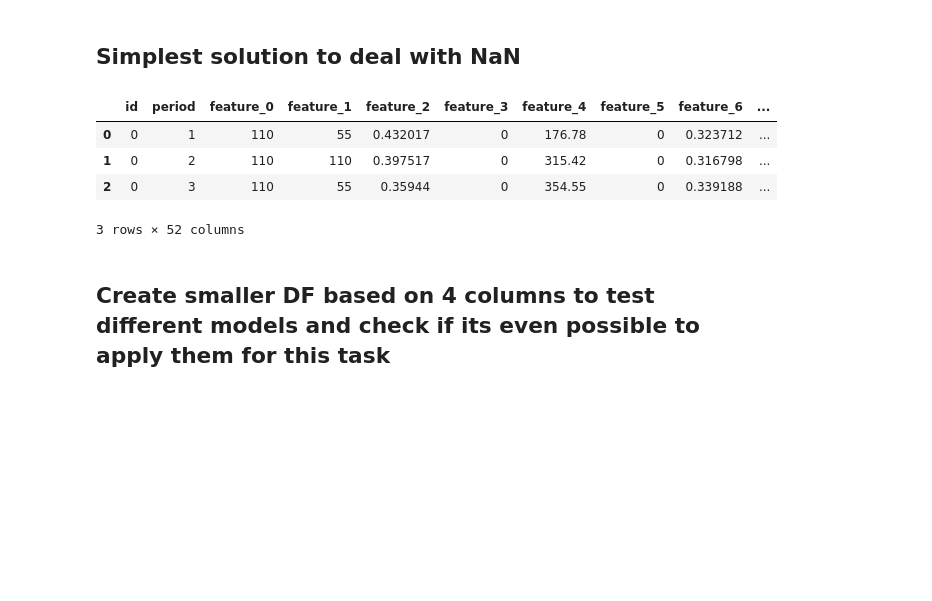
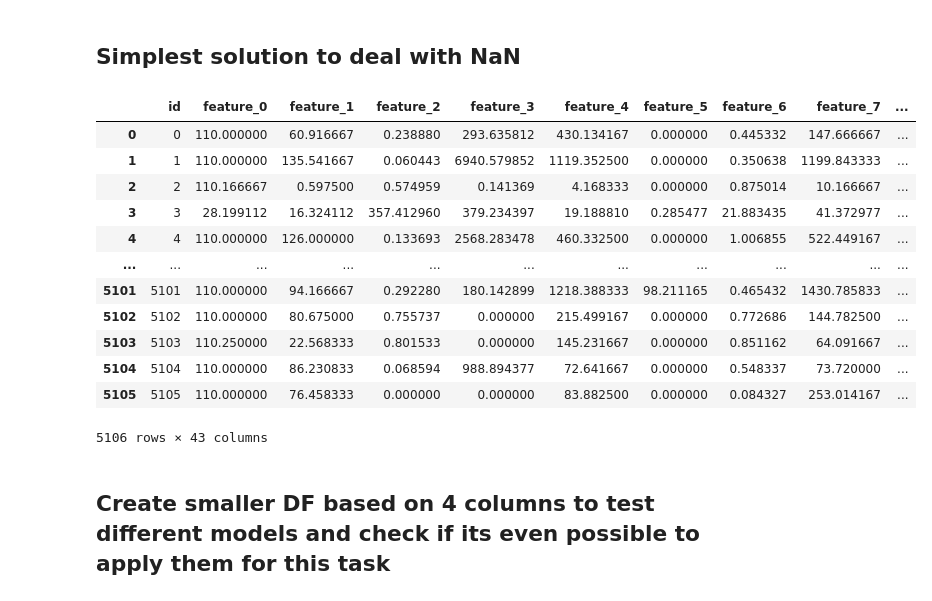
Before and after one commit to blastertec/Cellular-operator-custormer-classification, a Jupyter notebook: taras_haida_ks_task.ipynb, the cells around one changed output. Cells and saved outputs as stored; diff of their text form; code cells hidden in the pictures; blank space fills up the shorter version.

```diff
--- a/taras_haida_ks_task.ipynb
+++ b/taras_haida_ks_task.ipynb
@@ -21,15 +21,29 @@ tabular_df.head(3)
 3 rows × 52 columns
 # %% [markdown]
 ## Simplest solution to deal with NaN
-# %%
-tabular_df = tabular_df.fillna(axis='columns', method='bfill')
-tabular_df.head(3)
-# %% [output]
-|  | id | period | feature_0 | feature_1 | feature_2 | feature_3 | feature_4 | feature_5 | feature_6 | ... |
-| 0 | 0 | 1 | 110 | 55 | 0.432017 | 0 | 176.78 | 0 | 0.323712 | ... |
-| 1 | 0 | 2 | 110 | 110 | 0.397517 | 0 | 315.42 | 0 | 0.316798 | ... |
-| 2 | 0 | 3 | 110 | 55 | 0.35944 | 0 | 354.55 | 0 | 0.339188 | ... |
-3 rows × 52 columns
+# %%
+tabular_df = tabular_df.fillna(axis='columns', method='bfill')
+
+# find mean values among all 12 periods for each 'id'
+tabular_df_means = tabular_df.groupby([tabular_df['id']]).mean()
+tabular_df_means.reset_index(level=0, inplace=True)
+tabular_df_means = tabular_df_means.drop(['period'], axis=1)
+# %%
+tabular_df_means
+# %% [output]
+|  | id | feature_0 | feature_1 | feature_2 | feature_3 | feature_4 | feature_5 | feature_6 | feature_7 | ... |
+| 0 | 0 | 110.000000 | 60.916667 | 0.238880 | 293.635812 | 430.134167 | 0.000000 | 0.445332 | 147.666667 | ... |
+| 1 | 1 | 110.000000 | 135.541667 | 0.060443 | 6940.579852 | 1119.352500 | 0.000000 | 0.350638 | 1199.843333 | ... |
+| 2 | 2 | 110.166667 | 0.597500 | 0.574959 | 0.141369 | 4.168333 | 0.000000 | 0.875014 | 10.166667 | ... |
+| 3 | 3 | 28.199112 | 16.324112 | 357.412960 | 379.234397 | 19.188810 | 0.285477 | 21.883435 | 41.372977 | ... |
+| 4 | 4 | 110.000000 | 126.000000 | 0.133693 | 2568.283478 | 460.332500 | 0.000000 | 1.006855 | 522.449167 | ... |
+| ... | ... | ... | ... | ... | ... | ... | ... | ... | ... | ... |
+| 5101 | 5101 | 110.000000 | 94.166667 | 0.292280 | 180.142899 | 1218.388333 | 98.211165 | 0.465432 | 1430.785833 | ... |
+| 5102 | 5102 | 110.000000 | 80.675000 | 0.755737 | 0.000000 | 215.499167 | 0.000000 | 0.772686 | 144.782500 | ... |
+| 5103 | 5103 | 110.250000 | 22.568333 | 0.801533 | 0.000000 | 145.231667 | 0.000000 | 0.851162 | 64.091667 | ... |
+| 5104 | 5104 | 110.000000 | 86.230833 | 0.068594 | 988.894377 | 72.641667 | 0.000000 | 0.548337 | 73.720000 | ... |
+| 5105 | 5105 | 110.000000 | 76.458333 | 0.000000 | 0.000000 | 83.882500 | 0.000000 | 0.084327 | 253.014167 | ... |
+5106 rows × 43 columns
 # %% [markdown]
 ## Create smaller DF based on 4 columns to test different models and check if its even possible to apply them for this task
 # %%
```
Also changed, not shown: parts of 12 cells of this notebook.
